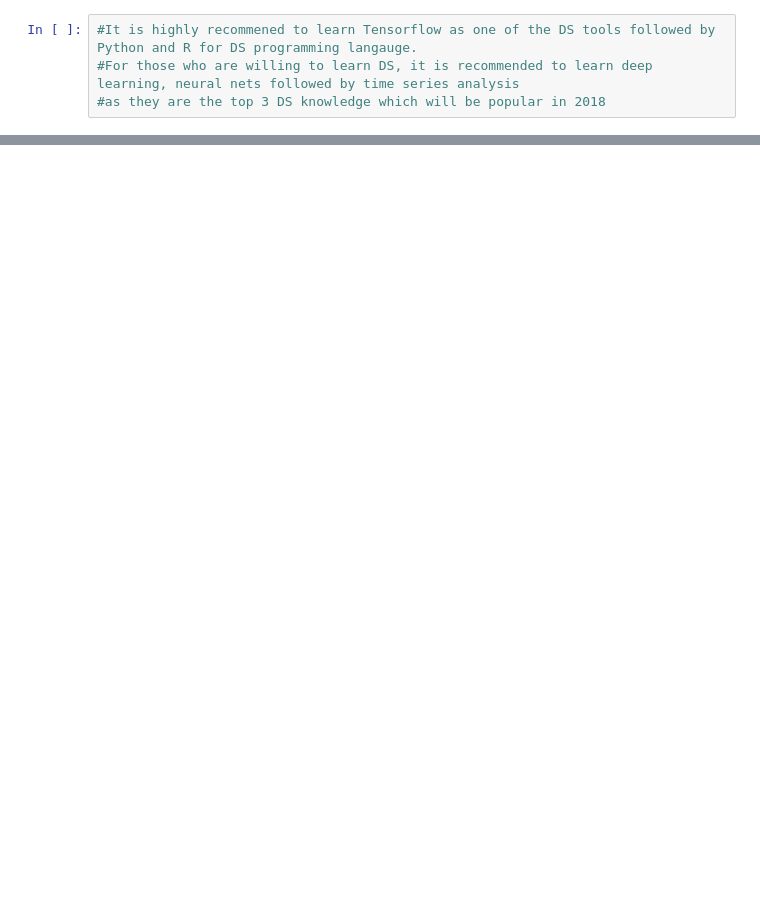
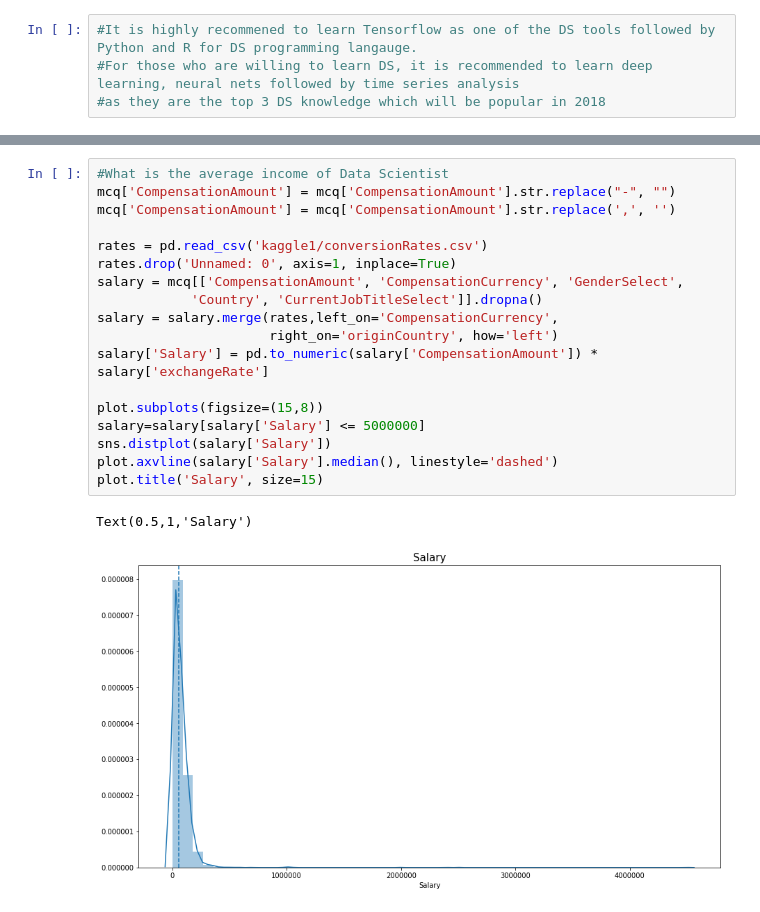
Before and after one commit to qsang86/Kaggle-ML-and-Data-Science-Survey-2017, a Jupyter notebook: script/Kaggle ML DS Survey 2017.ipynb, the cells around one changed output, grey strips where cells are left out. Cells and saved outputs as stored; diff of their text form; blank space fills up the shorter version.

```diff
--- a/script/Kaggle ML DS Survey 2017.ipynb
+++ b/script/Kaggle ML DS Survey 2017.ipynb
@@ -245,0 +265,21 @@ Text(0.5,0.98,'What will be popular in 2018')
+# %%
+#What is the average income of Data Scientist
+mcq['CompensationAmount'] = mcq['CompensationAmount'].str.replace("-", "")
+mcq['CompensationAmount'] = mcq['CompensationAmount'].str.replace(',', '')
+
+rates = pd.read_csv('kaggle1/conversionRates.csv')
+rates.drop('Unnamed: 0', axis=1, inplace=True)
+salary = mcq[['CompensationAmount', 'CompensationCurrency', 'GenderSelect',
+            'Country', 'CurrentJobTitleSelect']].dropna()
+salary = salary.merge(rates,left_on='CompensationCurrency',
+                      right_on='originCountry', how='left')
+salary['Salary'] = pd.to_numeric(salary['CompensationAmount']) * salary['exchangeRate']
+
+plot.subplots(figsize=(15,8))
+salary=salary[salary['Salary'] <= 5000000]
+sns.distplot(salary['Salary'])
+plot.axvline(salary['Salary'].median(), linestyle='dashed')
+plot.title('Salary', size=15)
+# %% [output]
+Text(0.5,1,'Salary')
+[figure, added]
```
Also changed, not shown: parts of 3 cells of this notebook.
